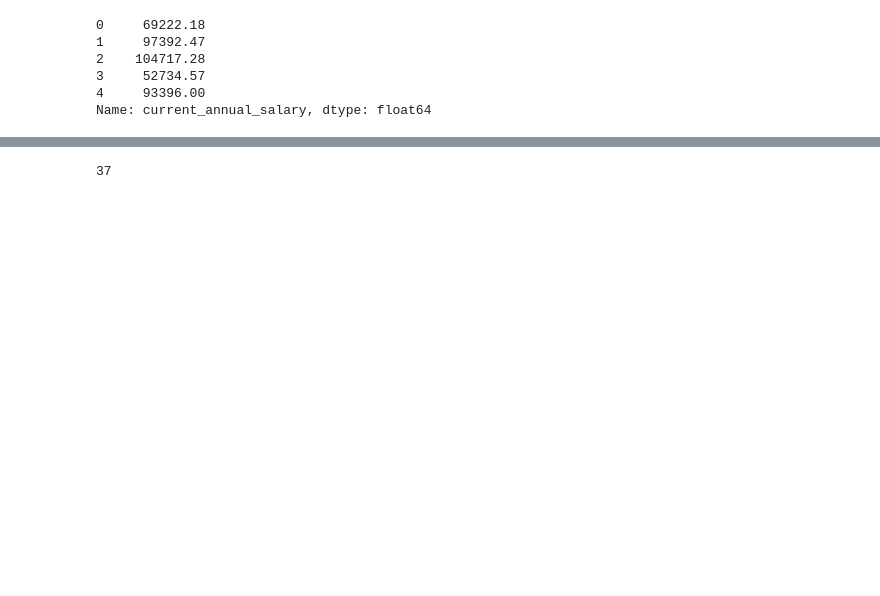
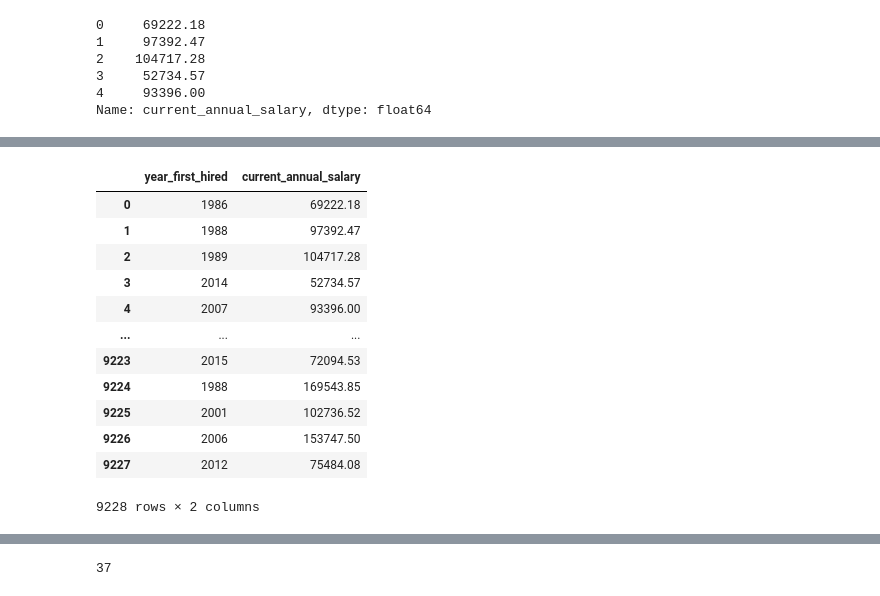
Before and after one commit to sylvaincom/pyds_lectures, a Jupyter notebook: cs_exed/ms_ia_confiance/2024_2025/lectures/2024_10_15_2_advanced_pandas.ipynb, the cells around one changed output, grey strips where cells are left out. Saved outputs shown, nothing was run; the diff lists cells and outputs as text; code cells hidden in the pictures; blank space fills up the shorter version.

```diff
--- a/cs_exed/ms_ia_confiance/2024_2025/lectures/2024_10_15_2_advanced_pandas.ipynb
+++ b/cs_exed/ms_ia_confiance/2024_2025/lectures/2024_10_15_2_advanced_pandas.ipynb
@@ -125,0 +102,16 @@ df[["department", "department_name"]].drop_duplicates()
+# %%
+df.select_dtypes(exclude=["object"])
+# %% [output]
+|  | year_first_hired | current_annual_salary |
+| 0 | 1986 | 69222.18 |
+| 1 | 1988 | 97392.47 |
+| 2 | 1989 | 104717.28 |
+| 3 | 2014 | 52734.57 |
+| 4 | 2007 | 93396.00 |
+| ... | ... | ... |
+| 9223 | 2015 | 72094.53 |
+| 9224 | 1988 | 169543.85 |
+| 9225 | 2001 | 102736.52 |
+| 9226 | 2006 | 153747.50 |
+| 9227 | 2012 | 75484.08 |
+9228 rows × 2 columns
```
Also changed, not shown: parts of 36 cells of this notebook.
